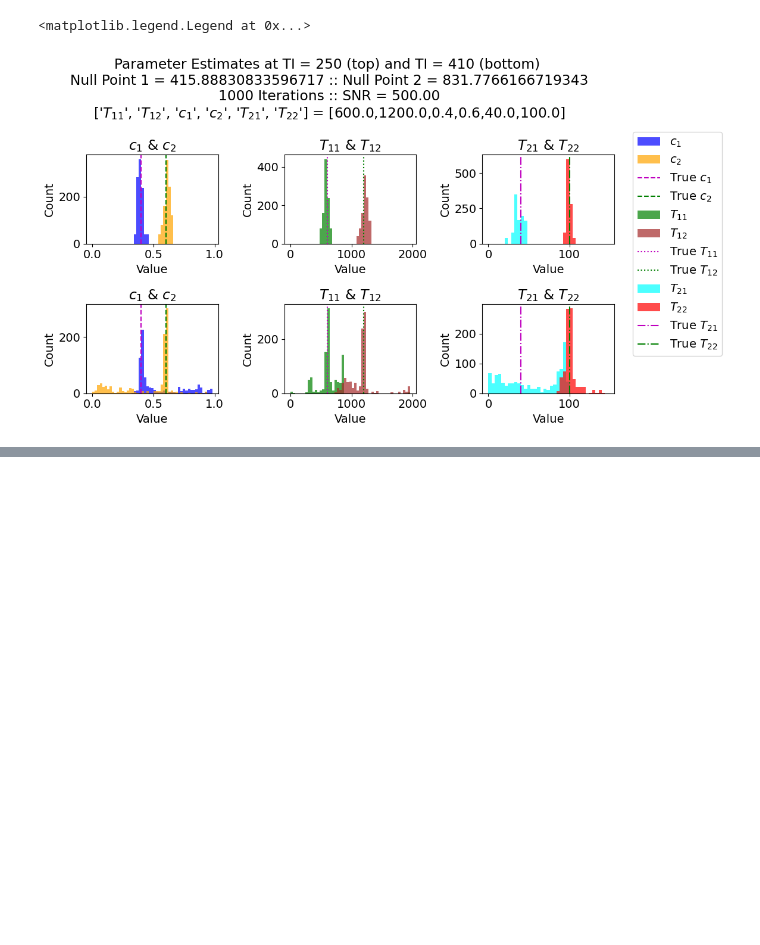
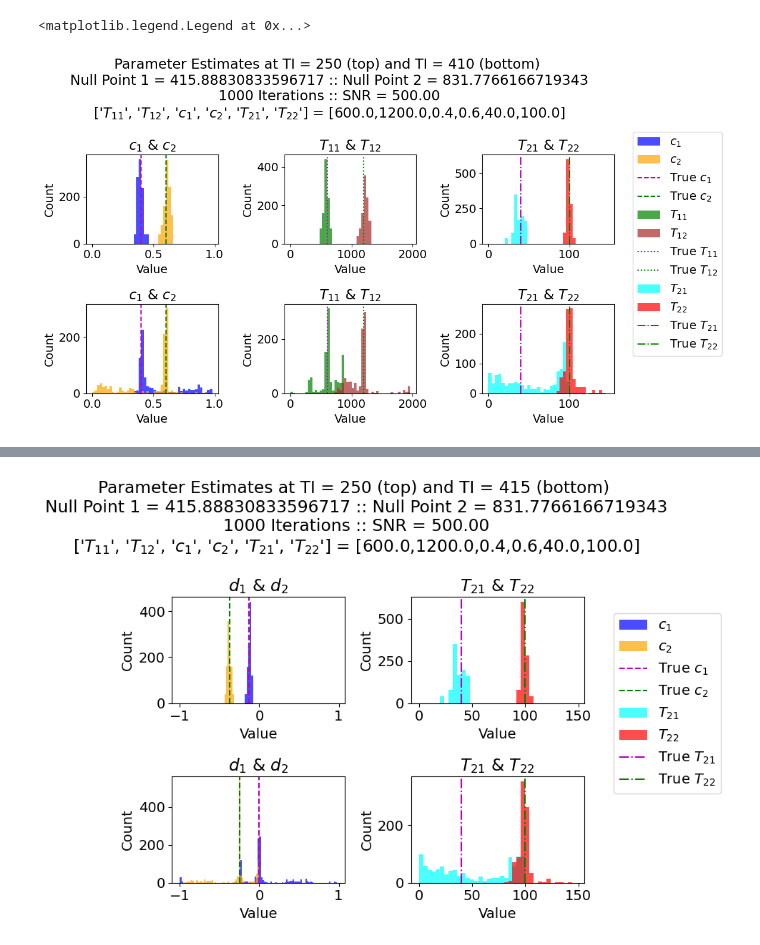
Before and after one commit to Griffin997/Stabilization, a Jupyter notebook: InversionExp_Characteristics/visualize_MC_DATA.ipynb, the cells around one changed output, grey strips where cells are left out. Saved outputs shown, nothing was run; the diff lists cells and outputs as text; code cells hidden in the pictures; blank space fills up the shorter version.

Commit message:
added d histogram

```diff
--- a/InversionExp_Characteristics/visualize_MC_DATA.ipynb
+++ b/InversionExp_Characteristics/visualize_MC_DATA.ipynb
@@ -367,3 +367,84 @@ fig.legend(loc='center left', bbox_to_anchor=(1, 0.5))
 0
 <matplotlib.legend.Legend at 0x...>
 [figure]
+# %%
+top_TI = 250
+bot_TI = 415
+
+top_TI_index = np.where(top_TI==TI_DATA)[0][0]
+bot_TI_index = np.where(bot_TI==TI_DATA)[0][0]
+print(top_TI_index)
+
+plt.rc('font', size = 14)
+
+fig, ax = plt.subplots(2, 2, figsize=(7, 6.5), tight_layout=True)
+fig.suptitle(f"Parameter Estimates at TI = {top_TI} (top) and TI = {bot_TI} (bottom) \nNull Point 1 = {TI1star} :: Null Point 2 = {TI2star}\n{var_reps} Iterations :: SNR = {SNR_value :0.2f}\n{ParamTitle_6p} = [{T11},{T12},{c1},{c2},{T21},{T22}]")
+
+bin_array = np.arange(-1, 1, 0.02)
+ax[0,0].hist(x=OD_p_array[top_TI_index,:,0], bins=bin_array, color='b', alpha = 0.7)
+ax[0,0].hist(x=OD_p_array[top_TI_index,:,1], bins=bin_array, color='orange', alpha = 0.7)
+ax[0,0].axvline(x = d_value(top_TI, true_params[2], true_params[0]), color='m', ls = '--')
+ax[0,0].axvline(x = d_value(top_TI, true_params[3], true_params[1]), color='g', ls = '--')
+ax[0,0].set_xlabel('Value')
+ax[0,0].set_ylabel('Count')
+ax[0,0].set_title(f"{ParamTitle_4p[0]} & {ParamTitle_4p[1]}")#\nMSE({ParamTitle_6p[-4]}) = {MSEMat[-4]:.2e}\nMSE({ParamTitle_6p[-3]}) = {MSEMat[-3]:.2e}")
+
+ymin, ymax = ax[0,0].get_ylim()
+xmin, xmax = ax[0,0].get_xlim()
+yup = ymin+(ymax-ymin)*2//3
+ydn = ymin+(ymax-ymin)*1//3
+# ax[0,0].text(xmin+(xmax-xmin)*0.1, yup, f"MSE({ParamTitle_6p[-4]}): {MSEMat[-4] :0.2e}", color = 'k')
+# ax[0,0].text(xmin+(xmax-xmin)*0.1, ydn, f"MSE({ParamTitle_6p[-3]}): {MSEMat[-3] :0.2e}", color = 'k')
+
+
+bin_array = np.arange(0, 150, 4)
+ax[0,1].hist(x=OD_p_array[top_TI_index,:,-2], bins=bin_array, color='cyan', alpha = 0.7)
+ax[0,1].hist(x=OD_p_array[top_TI_index,:,-1], bins=bin_array, color='red', alpha = 0.7)
+ax[0,1].axvline(x = true_params[-2], color='m', ls = '-.')
+ax[0,1].axvline(x = true_params[-1], color='g', ls = '-.')
+ax[0,1].set_xlabel('Value')
+ax[0,1].set_ylabel('Count')
+ax[0,1].set_title(f"{ParamTitle_4p[-2]} & {ParamTitle_4p[-1]}")#\nMSE({ParamTitle_6p[-2]}) = {MSEMat[-2]:.2e}\nMSE({ParamTitle_6p[-1]}) = {MSEMat[-1]:.2e}")
+
+xmin, xmax = ax[0,1].get_xlim()
+ymin, ymax = ax[0,1].get_ylim()
+yup = ymin+(ymax-ymin)*2//3
+ydn = ymin+(ymax-ymin)*1//3
+# ax[0,2].text(xmin+(xmax-xmin)*0.1, yup, f"MSE({ParamTitle_6p[-2]}): {MSEMat[-2] :0.2e}", color = 'k')
+# ax[0,2].text(xmin+(xmax-xmin)*0.1, ydn, f"MSE({ParamTitle_6p[-1]}): {MSEMat[-1] :0.2e}", color = 'k')
+
+
+bin_array = np.arange(-1, 1, 0.02)
+ax[1,0].hist(x=OD_p_array[bot_TI_index,:,0], bins=bin_array, color='b', label = r'$c_{1}$', alpha = 0.7)
+ax[1,0].hist(x=OD_p_array[bot_TI_index,:,1], bins=bin_array, color='orange', label = r'$c_{2}$', alpha = 0.7)
+ax[1,0].axvline(x = d_value(bot_TI, true_params[2], true_params[0]), label = r'True $c_{1}$', color='m', ls = '--')
+ax[1,0].axvline(x = d_value(bot_TI, true_params[3], true_params[1]), label = r'True $c_{2}$', color='g', ls = '--')
+ax[1,0].set_xlabel('Value')
+ax[1,0].set_ylabel('Count')
+ax[1,0].set_title(f"{ParamTitle_4p[0]} & {ParamTitle_4p[1]}")#\nMSE({ParamTitle_6p[-4]}) = {MSEMat[-4]:.2e}\nMSE({ParamTitle_6p[-3]}) = {MSEMat[-3]:.2e}")
+
+xmin, xmax = ax[1,0].get_xlim()
+ymin, ymax = ax[1,0].get_ylim()
+yup = ymin+(ymax-ymin)*2//3
+ydn = ymin+(ymax-ymin)*1//3
+# ax[1,0].text(xmin+(xmax-xmin)*0.1, yup, f"MSE({ParamTitle_6p[-4]}): {MSEMat[-4] :0.2e}", color = 'k')
+# ax[1,0].text(xmin+(xmax-xmin)*0.1, ydn, f"MSE({ParamTitle_6p[-3]}): {MSEMat[-3] :0.2e}", color = 'k')
+
+bin_array = np.arange(0, 150, 4)
+ax[1,1].hist(x=OD_p_array[bot_TI_index,:,-2], bins=bin_array, color='cyan', label = r'$T_{21}$', alpha = 0.7)
+ax[1,1].hist(x=OD_p_array[bot_TI_index,:,-1], bins=bin_array, color='red', label = r'$T_{22}$', alpha = 0.7)
+ax[1,1].axvline(x = true_params[-2], label = r'True $T_{21}$', color='m', ls = '-.')
+ax[1,1].axvline(x = true_params[-1], label = r'True $T_{22}$', color='g', ls = '-.')
+ax[1,1].set_xlabel('Value')
+ax[1,1].set_ylabel('Count')
+ax[1,1].set_title(f"{ParamTitle_4p[-2]} & {ParamTitle_4p[-1]}")#\nMSE({ParamTitle_6p[-2]}) = {MSEMat[-2]:.2e}\nMSE({ParamTitle_6p[-1]}) = {MSEMat[-1]:.2e}")
+
+xmin, xmax = ax[1,1].get_xlim()
+ymin, ymax = ax[1,1].get_ylim()
+yup = ymin+(ymax-ymin)*2//3
+ydn = ymin+(ymax-ymin)*1//3
+# ax[1,2].text(xmin+(xmax-xmin)*0.1, yup, f"MSE({ParamTitle_6p[-2]}): {MSEMat[-2] :0.2e}", color = 'k')
+# ax[1,2].text(xmin+(xmax-xmin)*0.1, ydn, f"MSE({ParamTitle_6p[-1]}): {MSEMat[-1] :0.2e}", color = 'k')
+
+fig.legend(loc='center left', bbox_to_anchor=(1, 0.5))
+# %% [output]
@@ -369,0 +453 @@ fig.legend(loc='center left', bbox_to_anchor=(1, 0.5))
+[figure, added]
```
Also changed, not shown: parts of 2 cells of this notebook.
